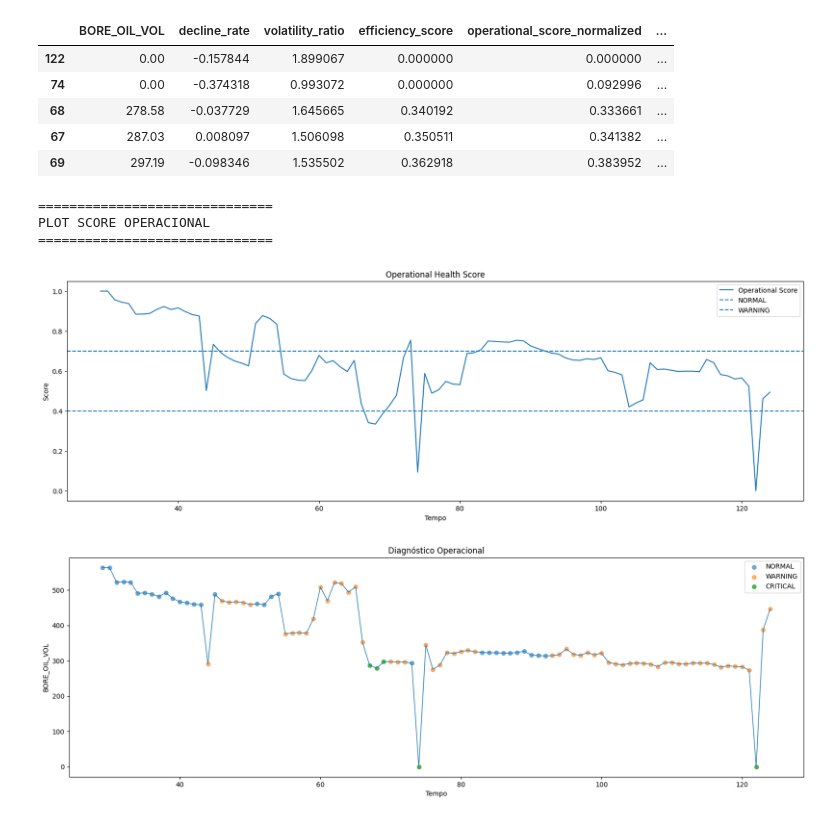
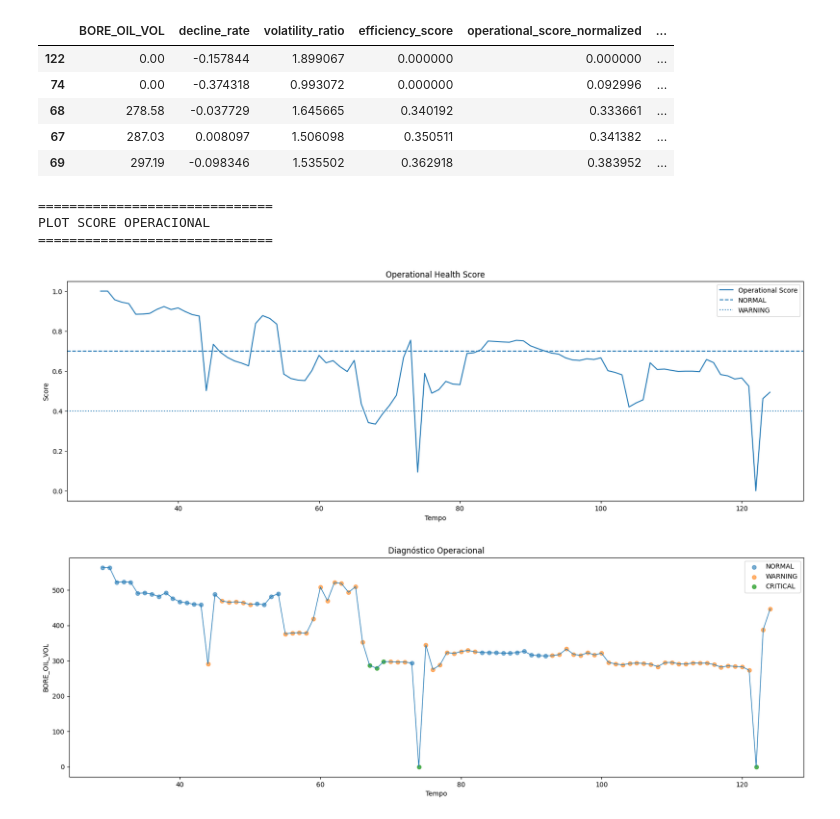
Before and after one commit to marcusvbrangel/production-surveillance, a Jupyter notebook: production_surveillance.ipynb, the cells around one changed output. Saved outputs shown, nothing was run; the diff lists cells and outputs as text; code cells hidden in the pictures.

```diff
--- a/production_surveillance.ipynb
+++ b/production_surveillance.ipynb
@@ -4275,35 +5015,35 @@ plt.figure(figsize=(20,6))
 plt.plot(
 
     df_diag["operational_score_normalized"],
     label="Operational Score"
 
 )
 
 plt.axhline(
     y=0.70,
     linestyle="--",
     label="NORMAL"
 )
 
 plt.axhline(
     y=0.40,
-    linestyle="--",
+    linestyle=":",
     label="WARNING"
 )
 
 plt.title("Operational Health Score")
 
 plt.xlabel("Tempo")
 plt.ylabel("Score")
 
 plt.legend()
 
 plt.show()
 # %% [output]
 ==============================
 PLOT SCORE OPERACIONAL
 ==============================
-[figure, old version]
+[figure, new version]
 # %%
 # ============================================================
 # PLOT DE PRODUÇÃO COM STATUS
```
Also changed, not shown: parts of 5 cells of this notebook.
